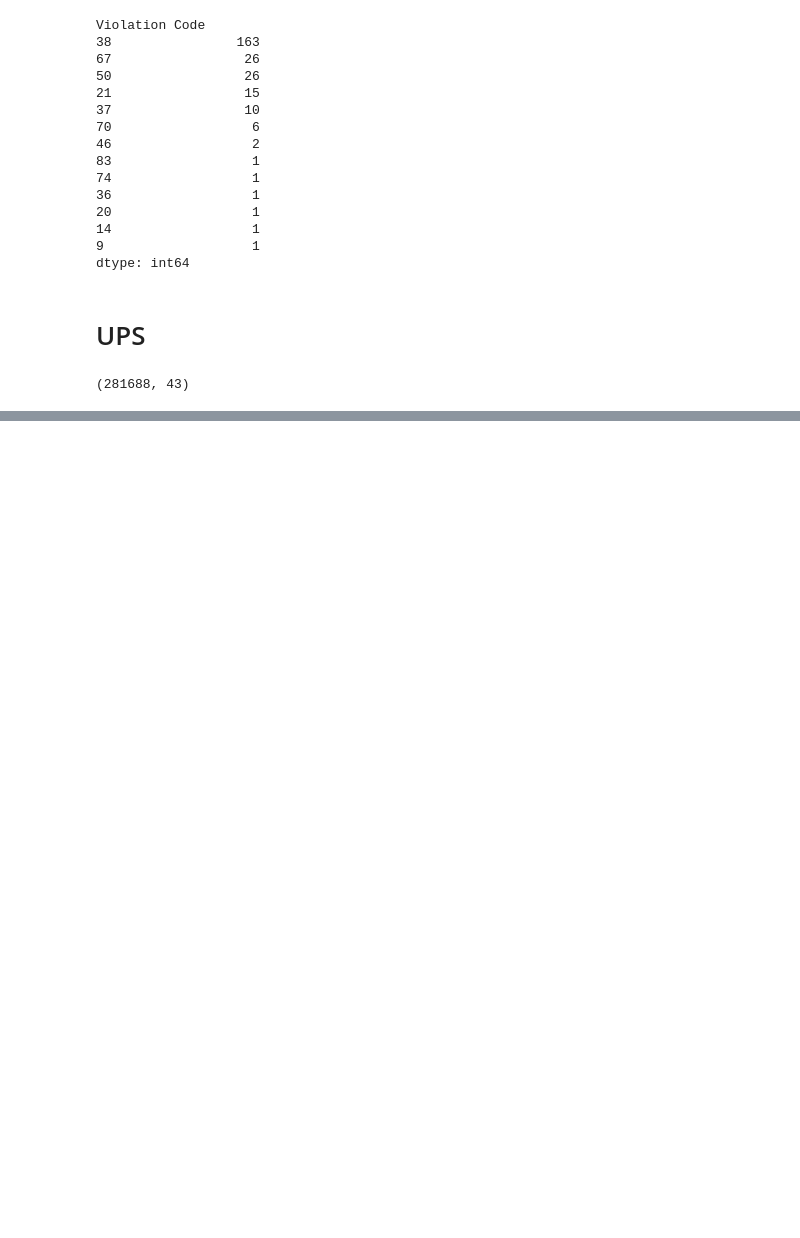
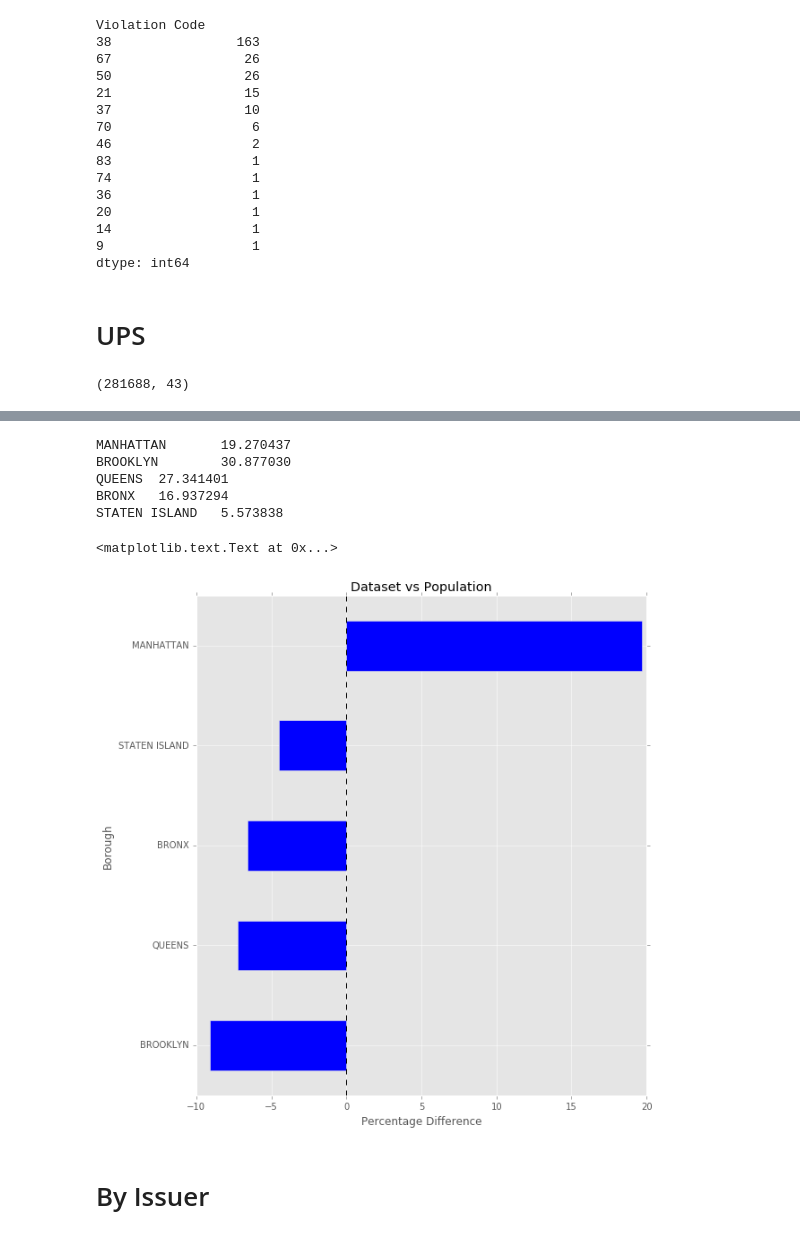
Before and after one commit to mmoyses/ds504_project3, a Jupyter notebook: exploring.ipynb, the cells around one changed output, grey strips where cells are left out. Drawn from its saved outputs; the diff is of its cells as text; code cells hidden in the pictures; blank space fills up the shorter version.

Commit message:
issuers, boroughs

```diff
--- a/exploring.ipynb
+++ b/exploring.ipynb
@@ -776,0 +779,24 @@ data[(data['Vehicle Color'] == 'BROWN') & ((data['Vehicle Body Type'] == 'DELIVE
+# %%
+# some data cleaning
+county = data.index[data['Violation County'] == 'NY']
+data.loc[county, 'Violation County'] = 'MANHATTAN'
+county = data.index[data['Violation County'] == 'NYC']
+data.loc[county, 'Violation County'] = 'MANHATTAN'
+county = data.index[data['Violation County'] == 'K']
+data.loc[county, 'Violation County'] = 'BROOKLYN'
+county = data.index[data['Violation County'] == 'KINGS']
+data.loc[county, 'Violation County'] = 'BROOKLYN'
+county = data.index[data['Violation County'] == 'Q']
+data.loc[county, 'Violation County'] = 'QUEENS'
+county = data.index[data['Violation County'] == 'QUEEN']
+data.loc[county, 'Violation County'] = 'QUEENS'
+county = data.index[data['Violation County'] == '103']
+data.loc[county, 'Violation County'] = 'QUEENS'
+county = data.index[data['Violation County'] == 'BX']
+data.loc[county, 'Violation County'] = 'BRONX'
+county = data.index[data['Violation County'] == 'R']
+data.loc[county, 'Violation County'] = 'STATEN ISLAND'
+county = data.index[data['Violation County'] == 'RICH']
+data.loc[county, 'Violation County'] = 'STATEN ISLAND'
+county = data.index[data['Violation County'] == 'RC']
+data.loc[county, 'Violation County'] = 'STATEN ISLAND'
@@ -776,0 +814,4 @@ data[(data['Vehicle Color'] == 'BROWN') & ((data['Vehicle Body Type'] == 'DELIVE
+# %%
+# percentage
+temp = data.groupby('Violation County').size().apply(lambda x: 100*x/float(data.shape[0])).order(ascending=False).head(10)
+temp
@@ -776,0 +826,24 @@ data[(data['Vehicle Color'] == 'BROWN') & ((data['Vehicle Body Type'] == 'DELIVE
+# %%
+# numbers from https://en.wikipedia.org/wiki/Borough_(New_York_City)
+byCounties = {'MANHATTAN':163626800.0/8491079,'BRONX':143815900.0/8491079,'BROOKLYN':262179300.0/8491079,'QUEENS':232158000.0/8491079,'STATEN ISLAND':47327900.0/8491079}
+counties = ['MANHATTAN','BROOKLYN','QUEENS','BRONX','STATEN ISLAND']
+for county in counties:
+    print('%s\t%f' % (county, byCounties[county]))
+# %% [output]
+MANHATTAN       19.270437
+BROOKLYN        30.877030
+QUEENS  27.341401
+BRONX   16.937294
+STATEN ISLAND   5.573838
+# %%
+temp2 = pd.Series(byCounties)
+diff = temp - temp2
+diff.order().plot(kind='barh', figsize=[9, 10])
+plt.title('Dataset vs Population')
+plt.ylabel('Borough')
+plt.xlabel('Percentage Difference')
+# %% [output]
+<matplotlib.text.Text at 0x...>
+[figure, added]
+# %% [markdown]
+# By Issuer
```
Also changed, not shown: parts of 5 cells of this notebook.
